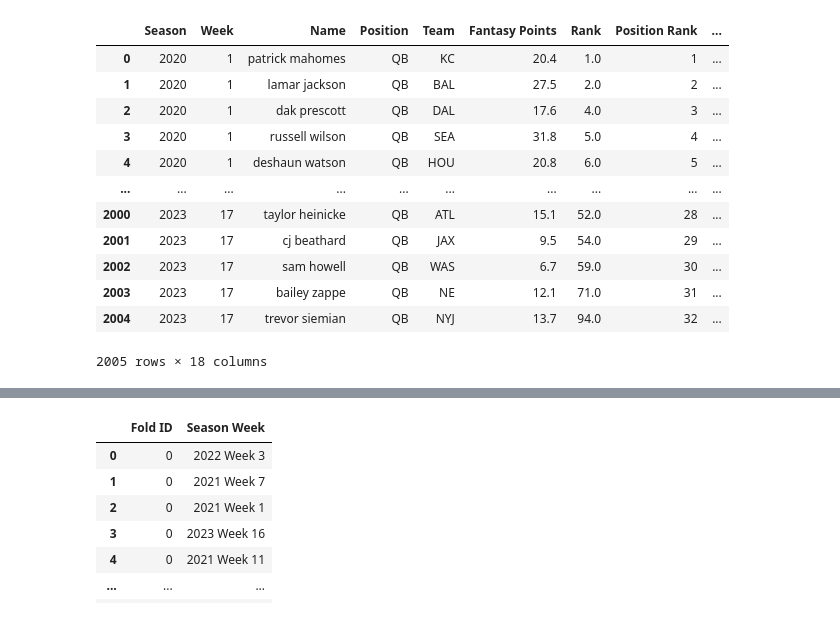
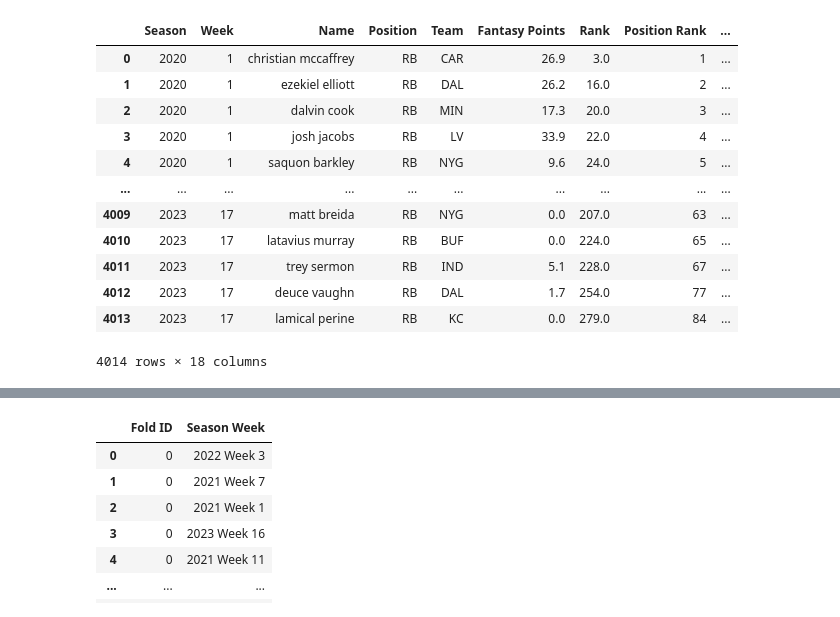
Before and after one commit to shughes1000/fantasy-football-projections, a Jupyter notebook: code/machine_learning/rb/model_building_rb_single_output_nn_point_estimate.ipynb, the cells around one changed output, grey strips where cells are left out. Saved outputs shown, nothing was run; the diff lists cells and outputs as text; code cells hidden in the pictures.

```diff
--- a/code/machine_learning/rb/model_building_rb_single_output_nn_point_estimate.ipynb
+++ b/code/machine_learning/rb/model_building_rb_single_output_nn_point_estimate.ipynb
@@ -1,27 +1,27 @@
 # %%
 import pandas as pd
 
 pd.set_option('display.max_columns', 100)
 
-df_mod = pd.read_parquet('../../data/model_data/model_data_single_output.parquet')
+df_mod = pd.read_parquet('../../../data/model_data/model_data_single_output.parquet')
 
 df_mod = df_mod.loc[df_mod['Position'] == 'RB', :].reset_index(drop=True)
 
 df_mod
 # %% [output]
 |  | Season | Week | Name | Position | Team | Fantasy Points | Rank | Position Rank | ... |
-| 0 | 2020 | 1 | patrick mahomes | QB | KC | 20.4 | 1.0 | 1 | ... |
-| 1 | 2020 | 1 | lamar jackson | QB | BAL | 27.5 | 2.0 | 2 | ... |
-| 2 | 2020 | 1 | dak prescott | QB | DAL | 17.6 | 4.0 | 3 | ... |
-| 3 | 2020 | 1 | russell wilson | QB | SEA | 31.8 | 5.0 | 4 | ... |
-| 4 | 2020 | 1 | deshaun watson | QB | HOU | 20.8 | 6.0 | 5 | ... |
+| 0 | 2020 | 1 | christian mccaffrey | RB | CAR | 26.9 | 3.0 | 1 | ... |
+| 1 | 2020 | 1 | ezekiel elliott | RB | DAL | 26.2 | 16.0 | 2 | ... |
+| 2 | 2020 | 1 | dalvin cook | RB | MIN | 17.3 | 20.0 | 3 | ... |
+| 3 | 2020 | 1 | josh jacobs | RB | LV | 33.9 | 22.0 | 4 | ... |
+| 4 | 2020 | 1 | saquon barkley | RB | NYG | 9.6 | 24.0 | 5 | ... |
 | ... | ... | ... | ... | ... | ... | ... | ... | ... | ... |
-| 2000 | 2023 | 17 | taylor heinicke | QB | ATL | 15.1 | 52.0 | 28 | ... |
-| 2001 | 2023 | 17 | cj beathard | QB | JAX | 9.5 | 54.0 | 29 | ... |
-| 2002 | 2023 | 17 | sam howell | QB | WAS | 6.7 | 59.0 | 30 | ... |
-| 2003 | 2023 | 17 | bailey zappe | QB | NE | 12.1 | 71.0 | 31 | ... |
-| 2004 | 2023 | 17 | trevor siemian | QB | NYJ | 13.7 | 94.0 | 32 | ... |
+| 4009 | 2023 | 17 | matt breida | RB | NYG | 0.0 | 207.0 | 63 | ... |
+| 4010 | 2023 | 17 | latavius murray | RB | BUF | 0.0 | 224.0 | 65 | ... |
+| 4011 | 2023 | 17 | trey sermon | RB | IND | 5.1 | 228.0 | 67 | ... |
+| 4012 | 2023 | 17 | deuce vaughn | RB | DAL | 1.7 | 254.0 | 77 | ... |
+| 4013 | 2023 | 17 | lamical perine | RB | KC | 0.0 | 279.0 | 84 | ... |
-2005 rows × 18 columns
+4014 rows × 18 columns
 # %%
 X = df_mod[[
     'Rank',
```
Also changed, not shown: parts of 21 cells of this notebook, 4 other files.
